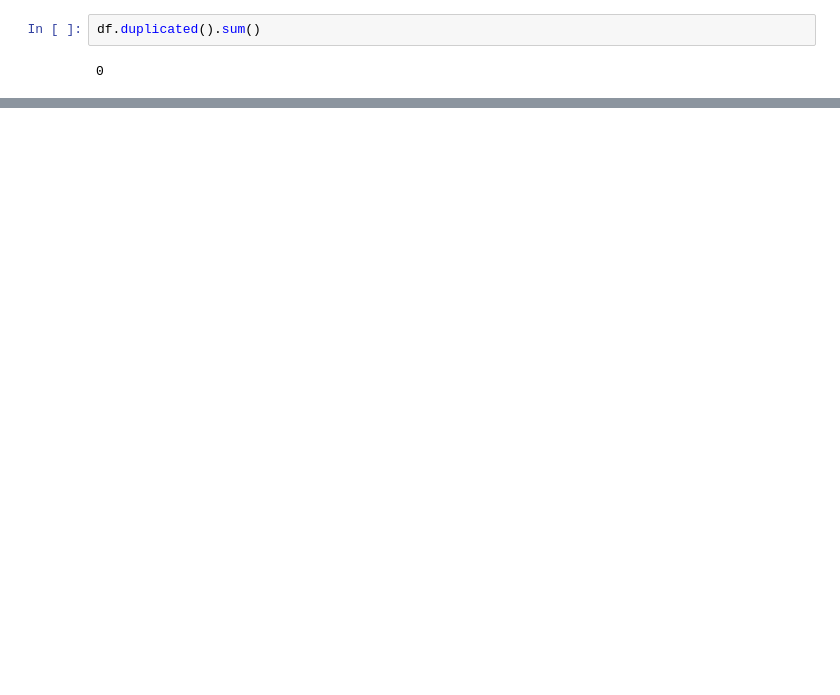
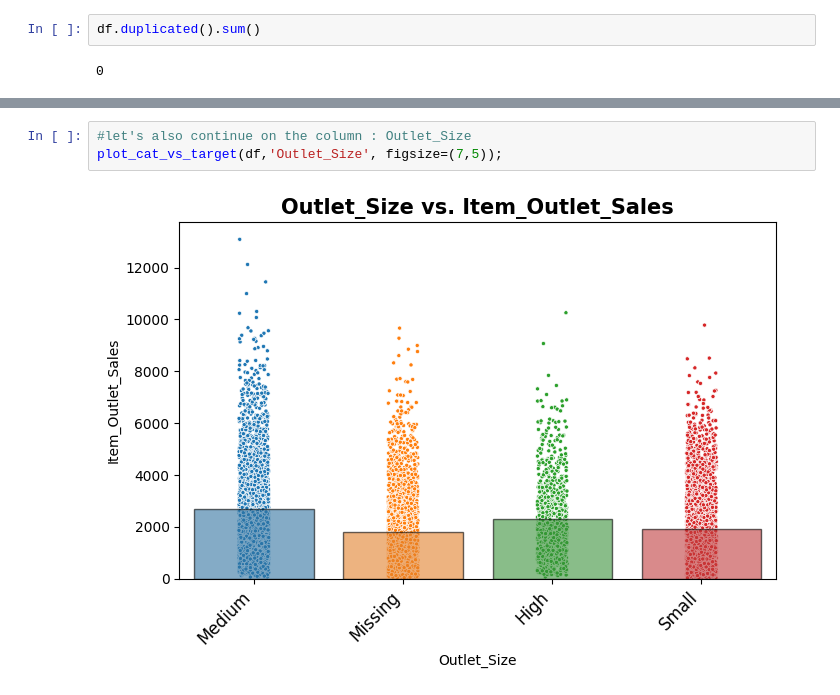
Before and after one commit to medayoubaziz/sales-predictions, a Jupyter notebook: sales_predictions.ipynb, the cells around one changed output, grey strips where cells are left out. Saved outputs shown, nothing was run; the diff lists cells and outputs as text; blank space fills up the shorter version.

```diff
--- a/sales_predictions.ipynb
+++ b/sales_predictions.ipynb
@@ -422,0 +342,5 @@ X_test_processed = col_transformer.transform(X_test)
+# %%
+#let's also continue on the column : Outlet_Size
+plot_cat_vs_target(df,'Outlet_Size', figsize=(7,5));
+# %% [output]
+[figure, added]
```
Also changed, not shown: parts of 124 cells of this notebook.
